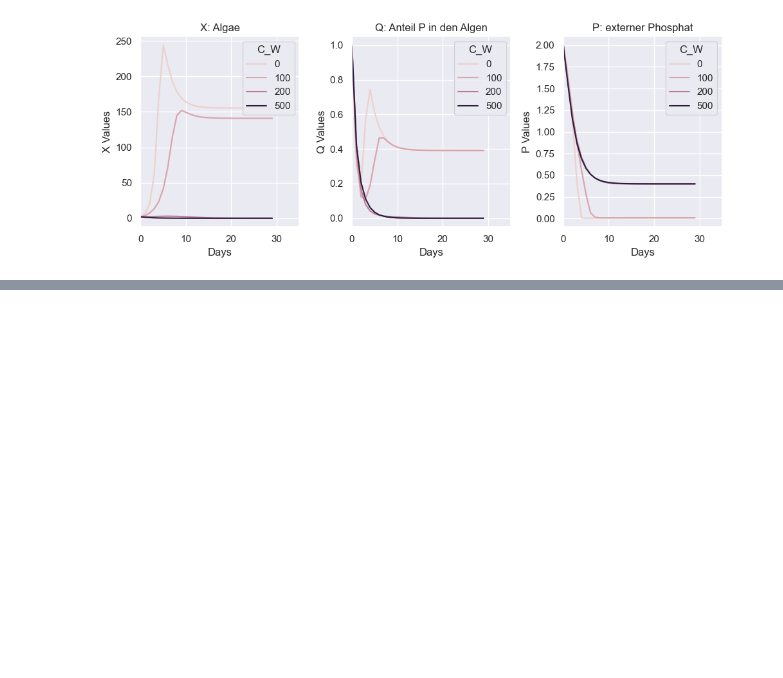
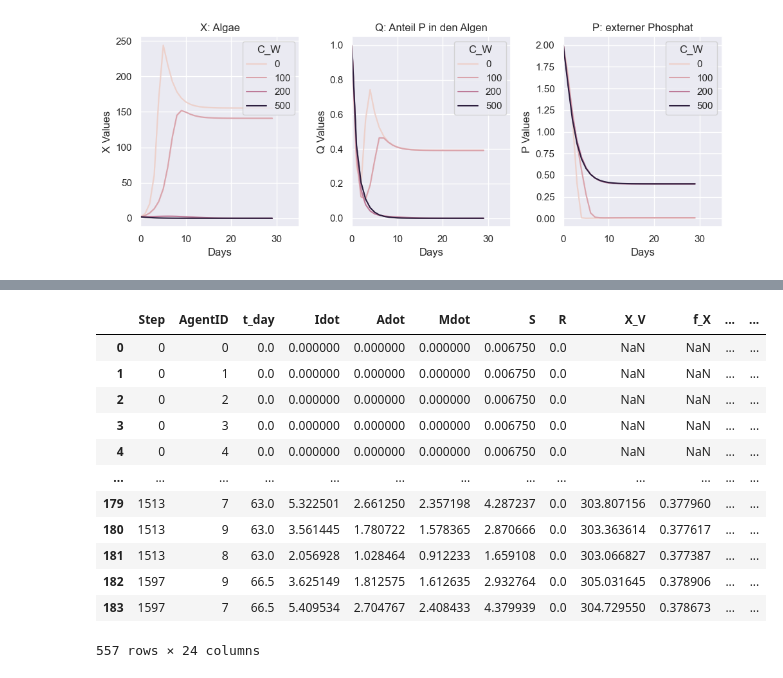
Before and after one commit to Valentin-Schwarz/mempyDEB, a Jupyter notebook: mempyDEB/DEBIBM/algea_model.ipynb, the cells around one changed output, grey strips where cells are left out. Saved outputs shown, nothing was run; the diff lists cells and outputs as text; code cells hidden in the pictures; blank space fills up the shorter version.

```diff
--- a/mempyDEB/DEBIBM/algea_model.ipynb
+++ b/mempyDEB/DEBIBM/algea_model.ipynb
@@ -118,0 +200,16 @@ plt.show()
+# %%
+aout_da
+# %% [output]
+|  | Step | AgentID | t_day | Idot | Adot | Mdot | S | R | X_V | f_X | ... | ... |
+| 0 | 0 | 0 | 0.0 | 0.000000 | 0.000000 | 0.000000 | 0.006750 | 0.0 | NaN | NaN | ... | ... |
+| 1 | 0 | 1 | 0.0 | 0.000000 | 0.000000 | 0.000000 | 0.006750 | 0.0 | NaN | NaN | ... | ... |
+| 2 | 0 | 2 | 0.0 | 0.000000 | 0.000000 | 0.000000 | 0.006750 | 0.0 | NaN | NaN | ... | ... |
+| 3 | 0 | 3 | 0.0 | 0.000000 | 0.000000 | 0.000000 | 0.006750 | 0.0 | NaN | NaN | ... | ... |
+| 4 | 0 | 4 | 0.0 | 0.000000 | 0.000000 | 0.000000 | 0.006750 | 0.0 | NaN | NaN | ... | ... |
+| ... | ... | ... | ... | ... | ... | ... | ... | ... | ... | ... | ... | ... |
+| 179 | 1513 | 7 | 63.0 | 5.322501 | 2.661250 | 2.357198 | 4.287237 | 0.0 | 303.807156 | 0.377960 | ... | ... |
+| 180 | 1513 | 9 | 63.0 | 3.561445 | 1.780722 | 1.578365 | 2.870666 | 0.0 | 303.363614 | 0.377617 | ... | ... |
+| 181 | 1513 | 8 | 63.0 | 2.056928 | 1.028464 | 0.912233 | 1.659108 | 0.0 | 303.066827 | 0.377387 | ... | ... |
+| 182 | 1597 | 9 | 66.5 | 3.625149 | 1.812575 | 1.612635 | 2.932764 | 0.0 | 305.031645 | 0.378906 | ... | ... |
+| 183 | 1597 | 7 | 66.5 | 5.409534 | 2.704767 | 2.408433 | 4.379939 | 0.0 | 304.729550 | 0.378673 | ... | ... |
+557 rows × 24 columns
```
Also changed, not shown: parts of 7 cells of this notebook.
